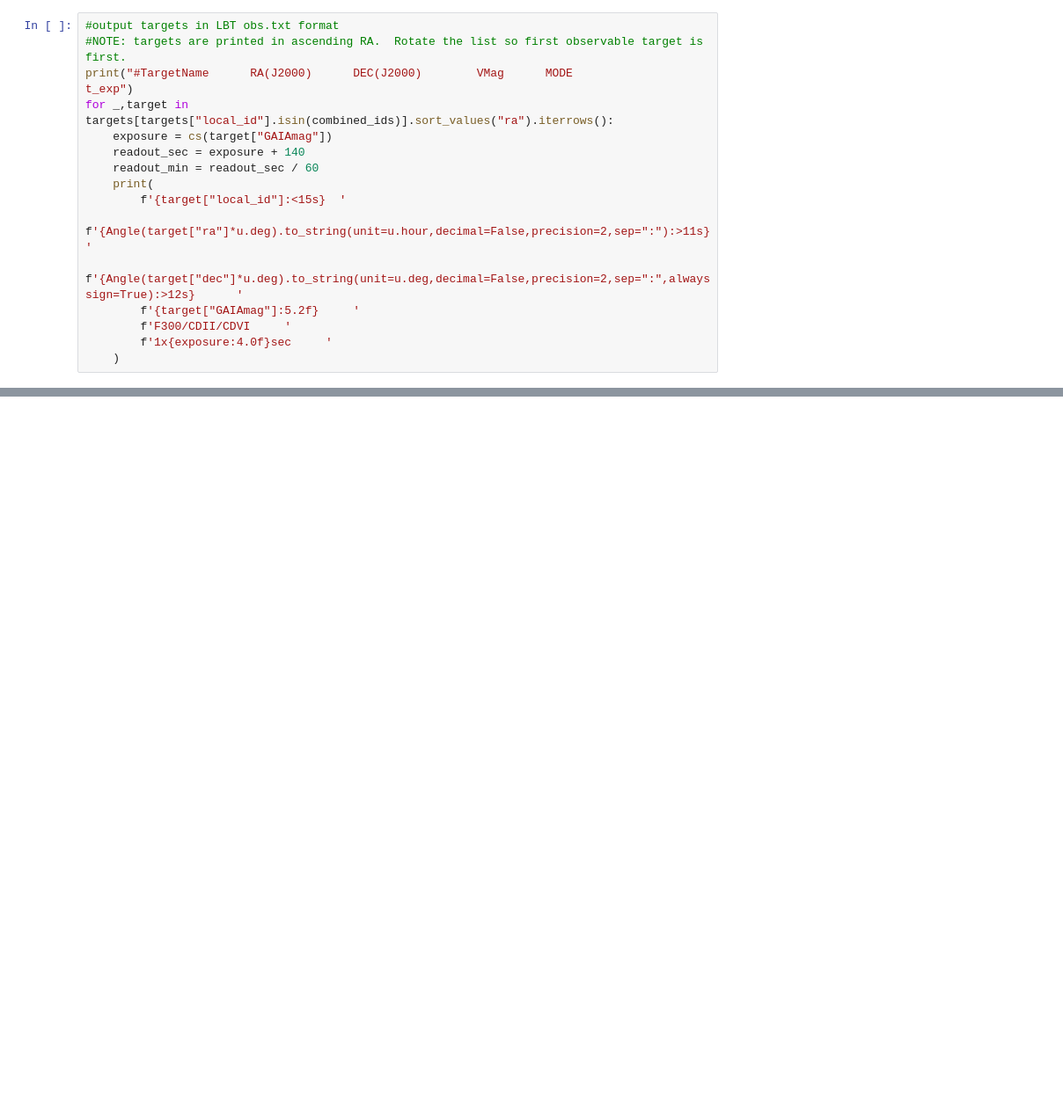
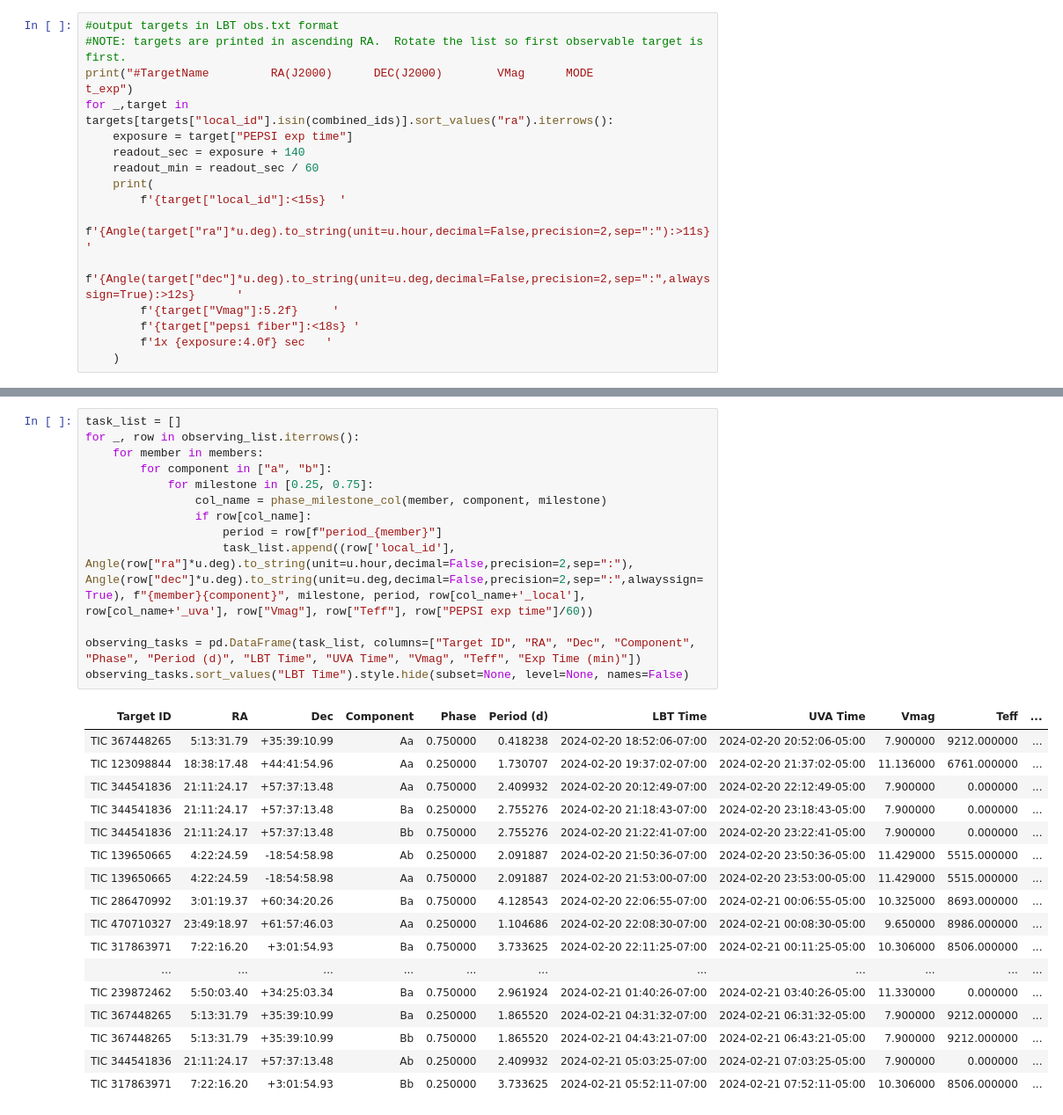
Before and after one commit to CvillePaul/Observation-Planner, a Jupyter notebook: Observation Planner.ipynb, the cells around one changed output, grey strips where cells are left out. Shown: that part at 88% size. Saved outputs shown, nothing was run; the diff lists cells and outputs as text; blank space fills up the shorter version.

```diff
--- a/Observation Planner.ipynb
+++ b/Observation Planner.ipynb
@@ -320,17 +628,17 @@ TIC 470710327   23:49:18.97    +61:57:46.03       9.52      0.60    -2.50     F3
 # %%
 #output targets in LBT obs.txt format
 #NOTE: targets are printed in ascending RA.  Rotate the list so first observable target is first.
-print("#TargetName      RA(J2000)      DEC(J2000)        VMag      MODE               t_exp")
+print("#TargetName         RA(J2000)      DEC(J2000)        VMag      MODE               t_exp")
 for _,target in targets[targets["local_id"].isin(combined_ids)].sort_values("ra").iterrows():
-    exposure = cs(target["GAIAmag"])
+    exposure = target["PEPSI exp time"]
     readout_sec = exposure + 140
     readout_min = readout_sec / 60
     print(
         f'{target["local_id"]:<15s}  '
         f'{Angle(target["ra"]*u.deg).to_string(unit=u.hour,decimal=False,precision=2,sep=":"):>11s}    '
         f'{Angle(target["dec"]*u.deg).to_string(unit=u.deg,decimal=False,precision=2,sep=":",alwayssign=True):>12s}      '
-        f'{target["GAIAmag"]:5.2f}     '
-        f'F300/CDII/CDVI     '
-        f'1x{exposure:4.0f}sec     '
+        f'{target["Vmag"]:5.2f}     '
+        f'{target["pepsi fiber"]:<18s} '
+        f'1x {exposure:4.0f} sec   '
     )
 # %% [output]
@@ -350,0 +657,31 @@ TIC 470710327    23:49:18.97    +61:57:46.03       9.52     F300/CDII/CDVI     1
+# %%
+task_list = []
+for _, row in observing_list.iterrows():
+    for member in members:
+        for component in ["a", "b"]:
+            for milestone in [0.25, 0.75]:
+                col_name = phase_milestone_col(member, component, milestone)
+                if row[col_name]:
+                    period = row[f"period_{member}"]
+                    task_list.append((row['local_id'], Angle(row["ra"]*u.deg).to_string(unit=u.hour,decimal=False,precision=2,sep=":"), Angle(row["dec"]*u.deg).to_string(unit=u.deg,decimal=False,precision=2,sep=":",alwayssign=True), f"{member}{component}", milestone, period, row[col_name+'_local'], row[col_name+'_uva'], row["Vmag"], row["Teff"], row["PEPSI exp time"]/60))
+
+observing_tasks = pd.DataFrame(task_list, columns=["Target ID", "RA", "Dec", "Component", "Phase", "Period (d)", "LBT Time", "UVA Time", "Vmag", "Teff", "Exp Time (min)"])
+observing_tasks.sort_values("LBT Time").style.hide(subset=None, level=None, names=False)
+# %% [output]
+| Target ID | RA | Dec | Component | Phase | Period (d) | LBT Time | UVA Time | Vmag | Teff | ... |
+| TIC 367448265 | 5:13:31.79 | +35:39:10.99 | Aa | 0.750000 | 0.418238 | 2024-02-20 18:52:06-07:00 | 2024-02-20 20:52:06-05:00 | 7.900000 | 9212.000000 | ... |
+| TIC 123098844 | 18:38:17.48 | +44:41:54.96 | Aa | 0.250000 | 1.730707 | 2024-02-20 19:37:02-07:00 | 2024-02-20 21:37:02-05:00 | 11.136000 | 6761.000000 | ... |
+| TIC 344541836 | 21:11:24.17 | +57:37:13.48 | Aa | 0.750000 | 2.409932 | 2024-02-20 20:12:49-07:00 | 2024-02-20 22:12:49-05:00 | 7.900000 | 0.000000 | ... |
+| TIC 344541836 | 21:11:24.17 | +57:37:13.48 | Ba | 0.250000 | 2.755276 | 2024-02-20 21:18:43-07:00 | 2024-02-20 23:18:43-05:00 | 7.900000 | 0.000000 | ... |
+| TIC 344541836 | 21:11:24.17 | +57:37:13.48 | Bb | 0.750000 | 2.755276 | 2024-02-20 21:22:41-07:00 | 2024-02-20 23:22:41-05:00 | 7.900000 | 0.000000 | ... |
+| TIC 139650665 | 4:22:24.59 | -18:54:58.98 | Ab | 0.250000 | 2.091887 | 2024-02-20 21:50:36-07:00 | 2024-02-20 23:50:36-05:00 | 11.429000 | 5515.000000 | ... |
+| TIC 139650665 | 4:22:24.59 | -18:54:58.98 | Aa | 0.750000 | 2.091887 | 2024-02-20 21:53:00-07:00 | 2024-02-20 23:53:00-05:00 | 11.429000 | 5515.000000 | ... |
+| TIC 286470992 | 3:01:19.37 | +60:34:20.26 | Ba | 0.750000 | 4.128543 | 2024-02-20 22:06:55-07:00 | 2024-02-21 00:06:55-05:00 | 10.325000 | 8693.000000 | ... |
+| TIC 470710327 | 23:49:18.97 | +61:57:46.03 | Aa | 0.250000 | 1.104686 | 2024-02-20 22:08:30-07:00 | 2024-02-21 00:08:30-05:00 | 9.650000 | 8986.000000 | ... |
+| TIC 317863971 | 7:22:16.20 | +3:01:54.93 | Ba | 0.750000 | 3.733625 | 2024-02-20 22:11:25-07:00 | 2024-02-21 00:11:25-05:00 | 10.306000 | 8506.000000 | ... |
+| ... | ... | ... | ... | ... | ... | ... | ... | ... | ... | ... |
+| TIC 239872462 | 5:50:03.40 | +34:25:03.34 | Ba | 0.750000 | 2.961924 | 2024-02-21 01:40:26-07:00 | 2024-02-21 03:40:26-05:00 | 11.330000 | 0.000000 | ... |
+| TIC 367448265 | 5:13:31.79 | +35:39:10.99 | Ba | 0.250000 | 1.865520 | 2024-02-21 04:31:32-07:00 | 2024-02-21 06:31:32-05:00 | 7.900000 | 9212.000000 | ... |
+| TIC 367448265 | 5:13:31.79 | +35:39:10.99 | Bb | 0.750000 | 1.865520 | 2024-02-21 04:43:21-07:00 | 2024-02-21 06:43:21-05:00 | 7.900000 | 9212.000000 | ... |
+| TIC 344541836 | 21:11:24.17 | +57:37:13.48 | Ab | 0.250000 | 2.409932 | 2024-02-21 05:03:25-07:00 | 2024-02-21 07:03:25-05:00 | 7.900000 | 0.000000 | ... |
+| TIC 317863971 | 7:22:16.20 | +3:01:54.93 | Bb | 0.250000 | 3.733625 | 2024-02-21 05:52:11-07:00 | 2024-02-21 07:52:11-05:00 | 10.306000 | 8506.000000 | ... |
```
Also changed, not shown: parts of 13 cells of this notebook.
